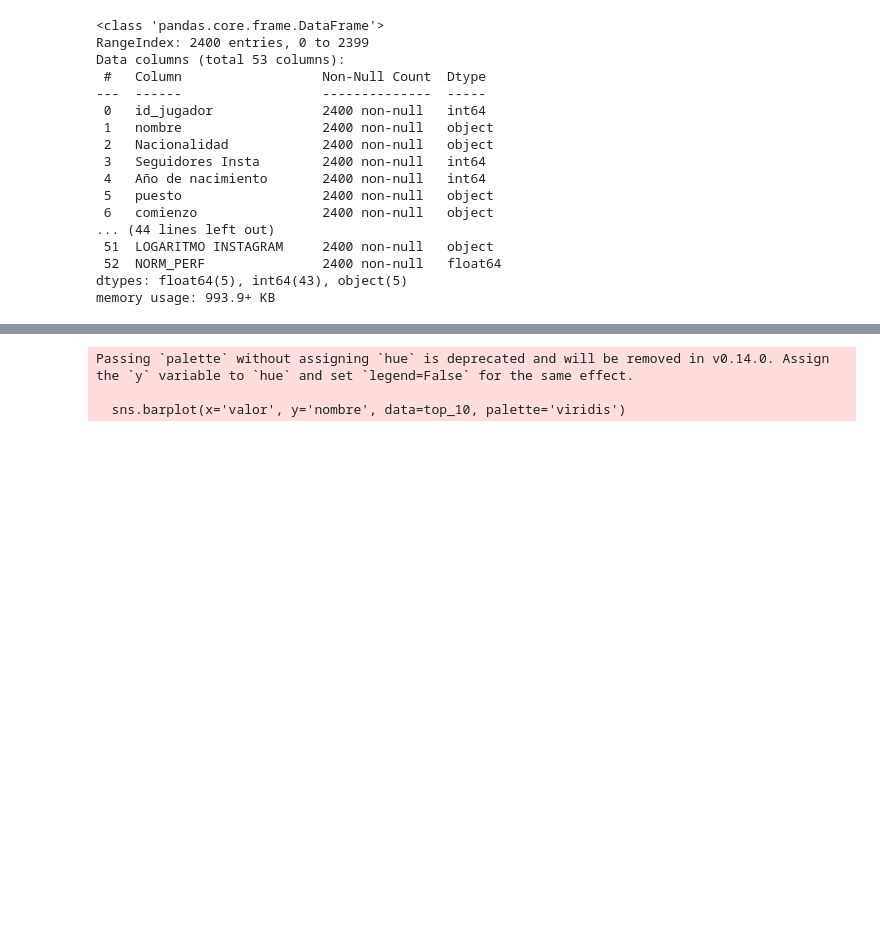
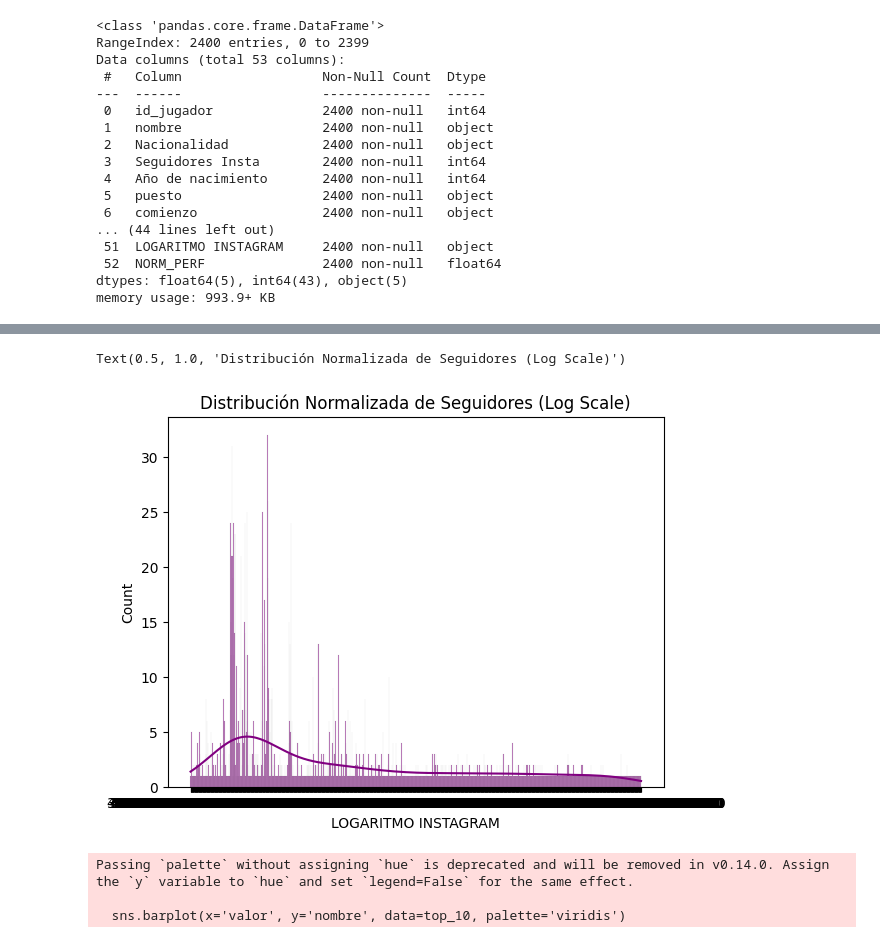
Before and after one commit to amarchenac-ops/repositoryanthony, a Jupyter notebook: [00] - Workshops/Workshop_ML_PartTime.ipynb, the cells around one changed output, grey strips where cells are left out. Saved outputs shown, nothing was run; the diff lists cells and outputs as text; code cells hidden in the pictures; blank space fills up the shorter version.

```diff
--- a/[00] - Workshops/Workshop_ML_PartTime.ipynb
+++ b/[00] - Workshops/Workshop_ML_PartTime.ipynb
@@ -205,3 +238,9 @@ Passing `palette` without assigning `hue` is deprecated and will be removed in v
+# %%
+sns.histplot(df_limpio['LOGARITMO INSTAGRAM'], kde=True, color='purple')
+plt.title('Distribución Normalizada de Seguidores (Log Scale)')
+# %% [output]
+Text(0.5, 1.0, 'Distribución Normalizada de Seguidores (Log Scale)')
+[figure, added]
 # %%
 # Top 10 jugadores por Valor
 top_10 = df_limpio.nlargest(10, 'valor')
```
Also changed, not shown: parts of 13 cells of this notebook.
